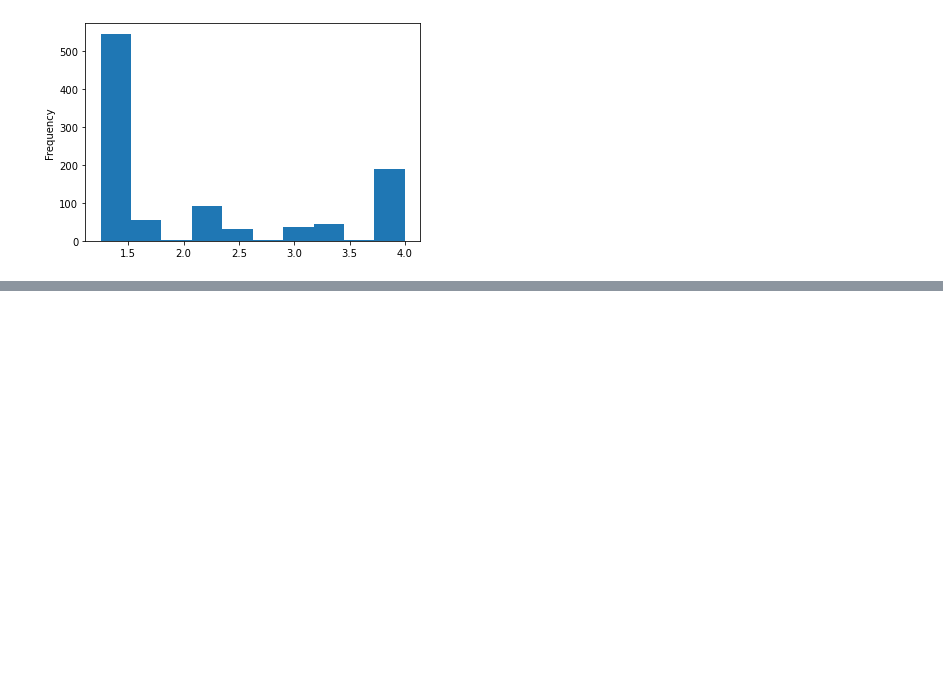
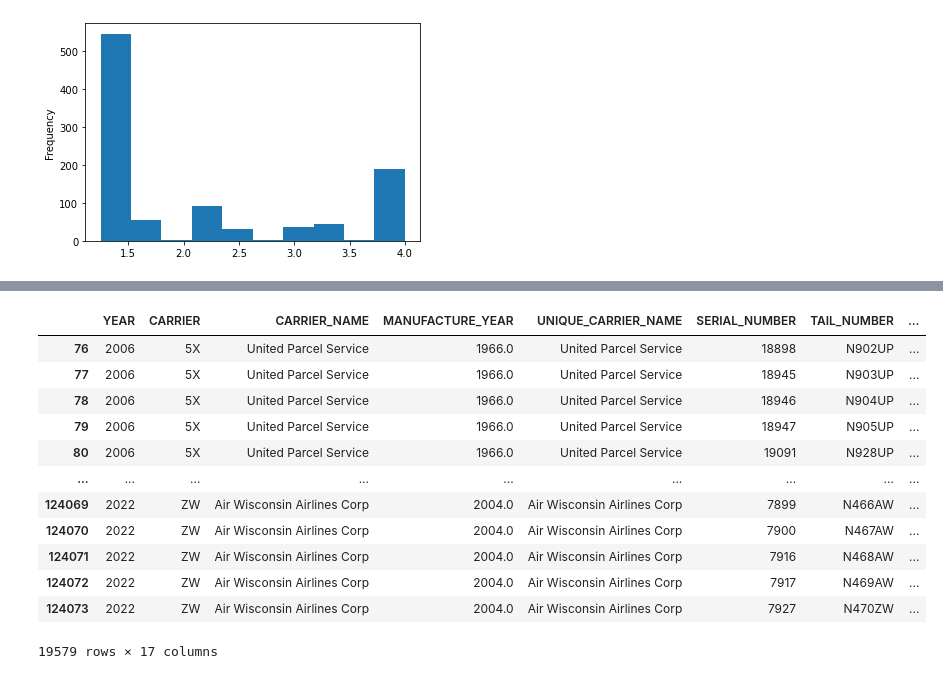
Before and after one commit to SamBen804/Aviation-Recommendations, a Jupyter notebook: Aviation_Recommendations_Exploratory_Analysis.ipynb, the cells around one changed output, grey strips where cells are left out. Saved outputs shown, nothing was run; the diff lists cells and outputs as text; code cells hidden in the pictures; blank space fills up the shorter version.

Commit message:
Added new dataframe and the csv file

```diff
--- a/Aviation_Recommendations_Exploratory_Analysis.ipynb
+++ b/Aviation_Recommendations_Exploratory_Analysis.ipynb
@@ -568,3 +546,5 @@ aviation_addfeature3['Danger.Scale'].iloc[:1000].plot.hist()
 # %% [output]
 <AxesSubplot:ylabel='Frequency'>
 [figure]
+# %%
+schedule_b43_inventory = pd.read_csv('data/T_F41SCHEDULE_B43.csv')
@@ -570,0 +601,16 @@ aviation_addfeature3['Danger.Scale'].iloc[:1000].plot.hist()
+# %%
+schedule_b43_inventory.drop_duplicates(subset='SERIAL_NUMBER', keep='last')
+# %% [output]
+|  | YEAR | CARRIER | CARRIER_NAME | MANUFACTURE_YEAR | UNIQUE_CARRIER_NAME | SERIAL_NUMBER | TAIL_NUMBER | ... |
+| 76 | 2006 | 5X | United Parcel Service | 1966.0 | United Parcel Service | 18898 | N902UP | ... |
+| 77 | 2006 | 5X | United Parcel Service | 1966.0 | United Parcel Service | 18945 | N903UP | ... |
+| 78 | 2006 | 5X | United Parcel Service | 1966.0 | United Parcel Service | 18946 | N904UP | ... |
+| 79 | 2006 | 5X | United Parcel Service | 1966.0 | United Parcel Service | 18947 | N905UP | ... |
+| 80 | 2006 | 5X | United Parcel Service | 1966.0 | United Parcel Service | 19091 | N928UP | ... |
+| ... | ... | ... | ... | ... | ... | ... | ... | ... |
+| 124069 | 2022 | ZW | Air Wisconsin Airlines Corp | 2004.0 | Air Wisconsin Airlines Corp | 7899 | N466AW | ... |
+| 124070 | 2022 | ZW | Air Wisconsin Airlines Corp | 2004.0 | Air Wisconsin Airlines Corp | 7900 | N467AW | ... |
+| 124071 | 2022 | ZW | Air Wisconsin Airlines Corp | 2004.0 | Air Wisconsin Airlines Corp | 7916 | N468AW | ... |
+| 124072 | 2022 | ZW | Air Wisconsin Airlines Corp | 2004.0 | Air Wisconsin Airlines Corp | 7917 | N469AW | ... |
+| 124073 | 2022 | ZW | Air Wisconsin Airlines Corp | 2004.0 | Air Wisconsin Airlines Corp | 7927 | N470ZW | ... |
+19579 rows × 17 columns
```
Also changed, not shown: parts of 21 cells of this notebook.
